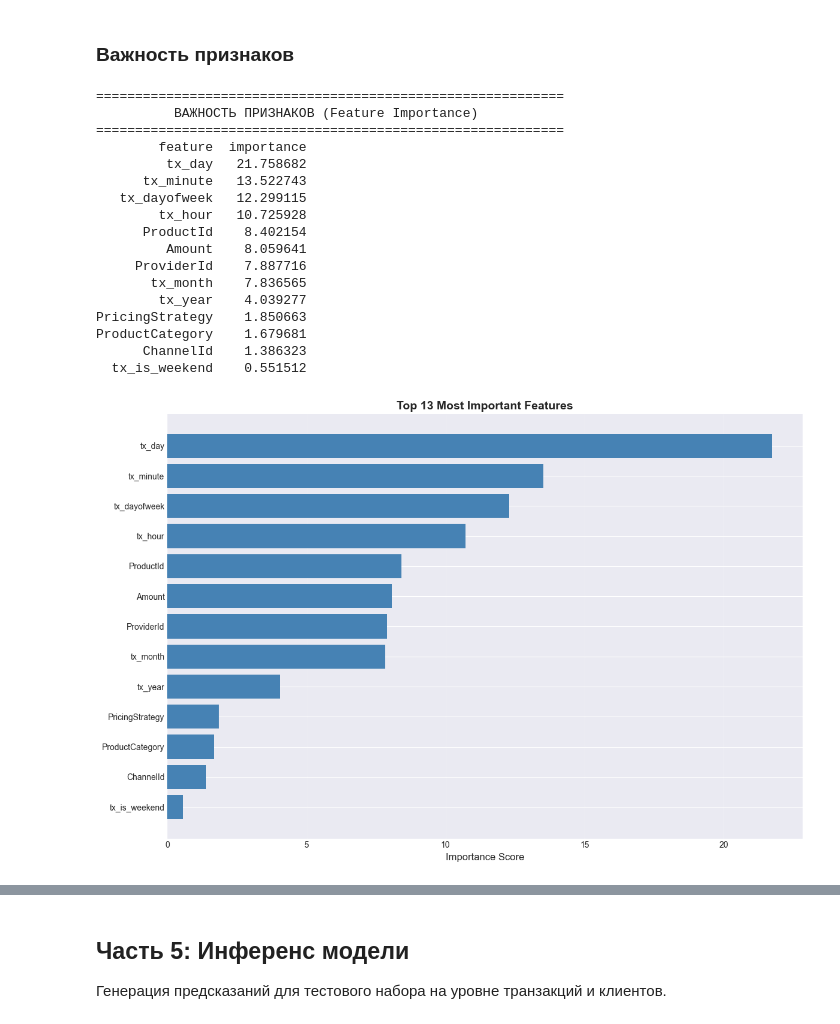
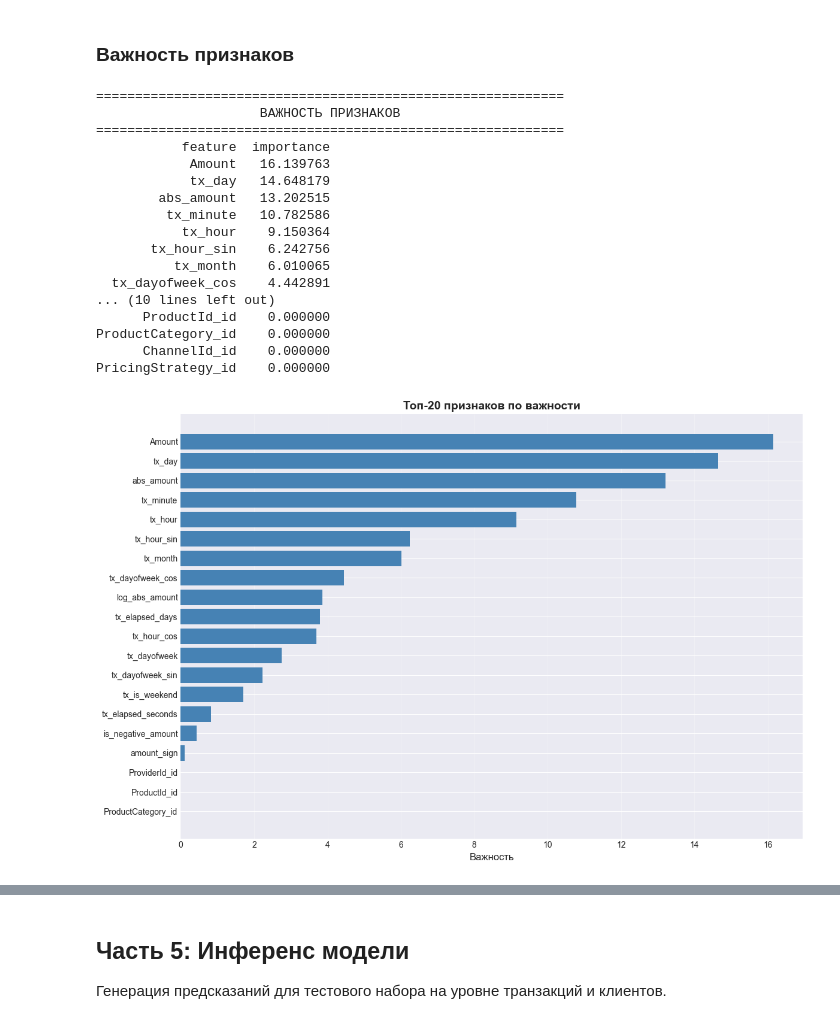
Before and after one commit to 1gfgh/fraud_detection, a Jupyter notebook: baseline/baseline.ipynb, the cells around one changed output, grey strips where cells are left out. Saved outputs shown, nothing was run; the diff lists cells and outputs as text; code cells hidden in the pictures.

Commit message:
Update preprocessing and baseline datasets

```diff
--- a/baseline/baseline.ipynb
+++ b/baseline/baseline.ipynb
@@ -114,10 +103,0 @@ def prepare_fraud_data(df):
-# %%
-logger.info("Starting data preprocessing...")
-train_prep = prepare_fraud_data(df_train)
-val_prep = prepare_fraud_data(df_val)
-test_prep = prepare_fraud_data(df_test)
-
-logger.info(f"Preprocessed training: {train_prep.shape}")
-logger.info(f"Preprocessed validation: {val_prep.shape}")
-logger.info(f"Preprocessed test: {test_prep.shape}")
-logger.info(f"Features after preprocessing: {train_prep.shape[1]}")
@@ -213,7 +167,7 @@ Matrix dimensions:
 
 Обучение классификатора CatBoost с ранней остановкой и оптимизацией AUC.
 # %%
-logger.info("Training CatBoost classifier...")
+logger.info("Обучение CatBoost...")
 
 model = CatBoostClassifier(
     iterations=1000,
@@ -229,8 +183,9 @@ model = CatBoostClassifier(
 model.fit(
     X_train, y_train,
     eval_set=[(X_val, y_val)],
+    cat_features=cat_features,
     plot=False
 )
 
-logger.info("Model training completed")
+logger.info("Обучение завершено")
 # %% [output]
@@ -248,50 +201,50 @@ Shrink model to first 190 iterations.
 # %% [markdown]
 ### Важность признаков
 # %%
-# Feature importance analysis
+# Анализ важности признаков
 feature_importance = pd.DataFrame({
     'feature': feature_cols,
     'importance': model.get_feature_importance()
 }).sort_values('importance', ascending=False)
 
 print("\n" + "=" * 60)
-print("ВАЖНОСТЬ ПРИЗНАКОВ (Feature Importance)".center(60))
+print("ВАЖНОСТЬ ПРИЗНАКОВ".center(60))
 print("=" * 60)
 print(feature_importance.to_string(index=False))
 
-# Visualization
+# Визуализация
 fig, ax = plt.subplots(figsize=(12, 8))
 top_n = min(20, len(feature_importance))
 top_features = feature_importance.head(top_n)
 
 ax.barh(range(len(top_features)), top_features['importance'].values, color='steelblue')
 ax.set_yticks(range(len(top_features)))
 ax.set_yticklabels(top_features['feature'].values)
-ax.set_xlabel('Importance Score', fontsize=12)
-ax.set_title(f'Top {top_n} Most Important Features', fontsize=14, fontweight='bold')
+ax.set_xlabel('Важность', fontsize=12)
+ax.set_title(f'Топ-{top_n} признаков по важности', fontsize=14, fontweight='bold')
 ax.invert_yaxis()
 ax.grid(axis='x', alpha=0.3)
 
 plt.tight_layout()
 plt.show()
 
 logger.info(f"Выведено важности признаков: {len(feature_importance)} признаков")
 # %% [output]
 ============================================================
-          ВАЖНОСТЬ ПРИЗНАКОВ (Feature Importance)
+                     ВАЖНОСТЬ ПРИЗНАКОВ
 ============================================================
-        feature  importance
-         tx_day   21.758682
-      tx_minute   13.522743
-   tx_dayofweek   12.299115
-        tx_hour   10.725928
-      ProductId    8.402154
-         Amount    8.059641
-     ProviderId    7.887716
-       tx_month    7.836565
-        tx_year    4.039277
-PricingStrategy    1.850663
-ProductCategory    1.679681
-      ChannelId    1.386323
-  tx_is_weekend    0.551512
+           feature  importance
+            Amount   16.139763
+            tx_day   14.648179
+        abs_amount   13.202515
+         tx_minute   10.782586
+           tx_hour    9.150364
+       tx_hour_sin    6.242756
+          tx_month    6.010065
+  tx_dayofweek_cos    4.442891
+... (10 lines left out)
+      ProductId_id    0.000000
+ProductCategory_id    0.000000
+      ChannelId_id    0.000000
+PricingStrategy_id    0.000000
-[figure, old version]
+[figure, new version]
```
Also changed, not shown: parts of 17 cells of this notebook, 13 other files.
